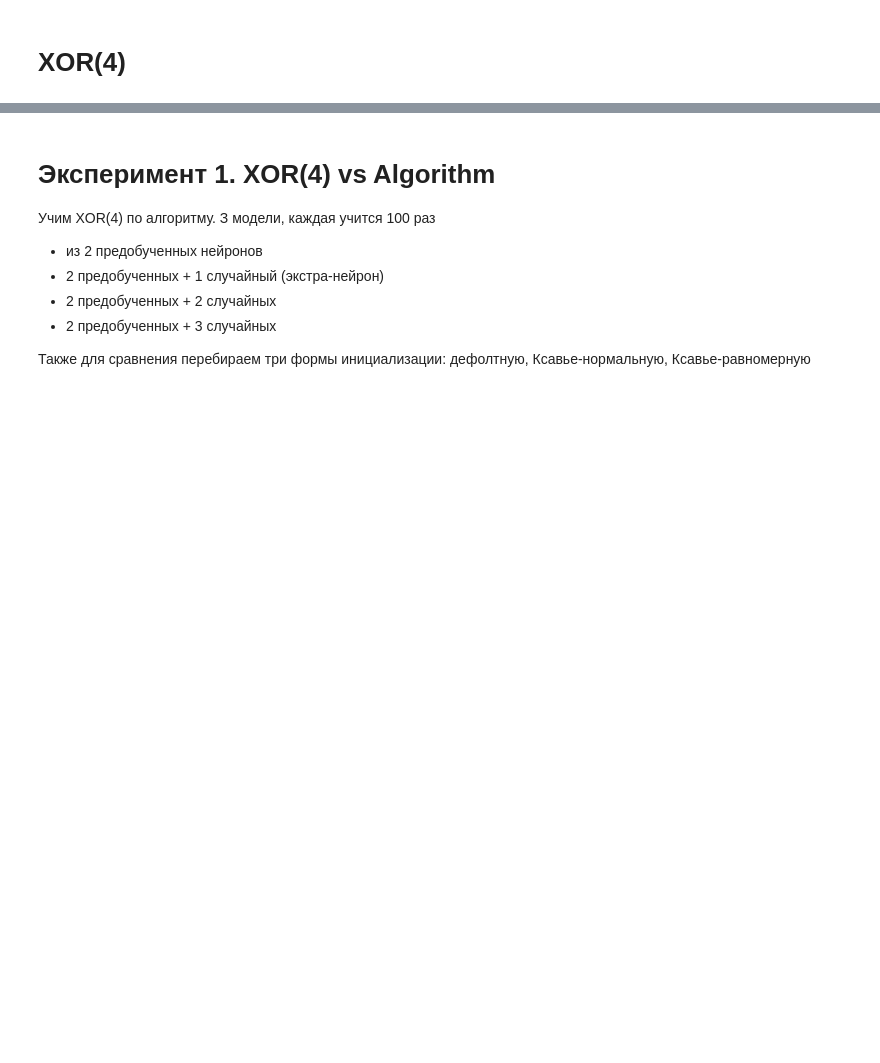
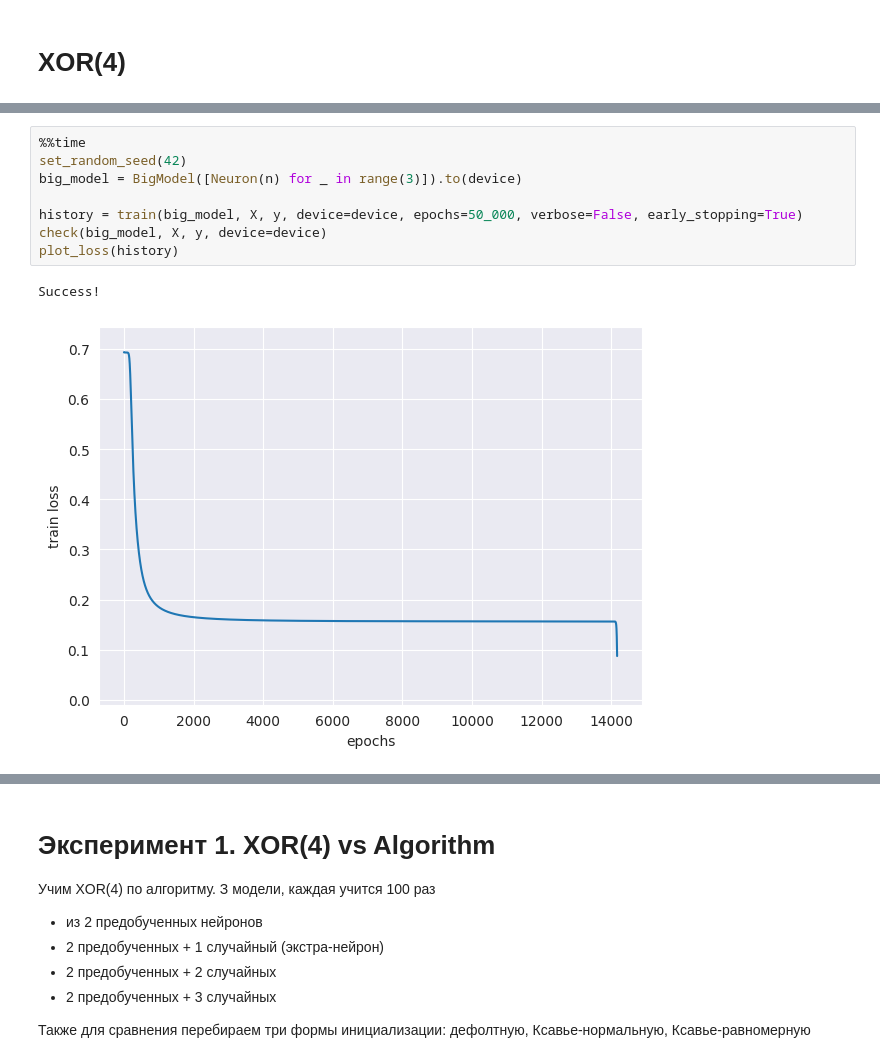
Before and after one commit to skolpin/neuro-boolean-research, a Jupyter notebook: incremental_synthesis.ipynb, the cells around one changed output, grey strips where cells are left out. Drawn from its saved outputs; the diff is of its cells as text; blank space fills up the shorter version.

```diff
--- a/incremental_synthesis.ipynb
+++ b/incremental_synthesis.ipynb
@@ -763,0 +742,11 @@ tensor([[0.3636]], grad_fn=<SigmoidBackward0>)
+# %%
+%%time
+set_random_seed(42)
+big_model = BigModel([Neuron(n) for _ in range(3)]).to(device)
+
+history = train(big_model, X, y, device=device, epochs=50_000, verbose=False, early_stopping=True)
+check(big_model, X, y, device=device)
+plot_loss(history)
+# %% [output]
+Success!
+[figure, added]
```
Also changed, not shown: parts of 7 cells of this notebook.
